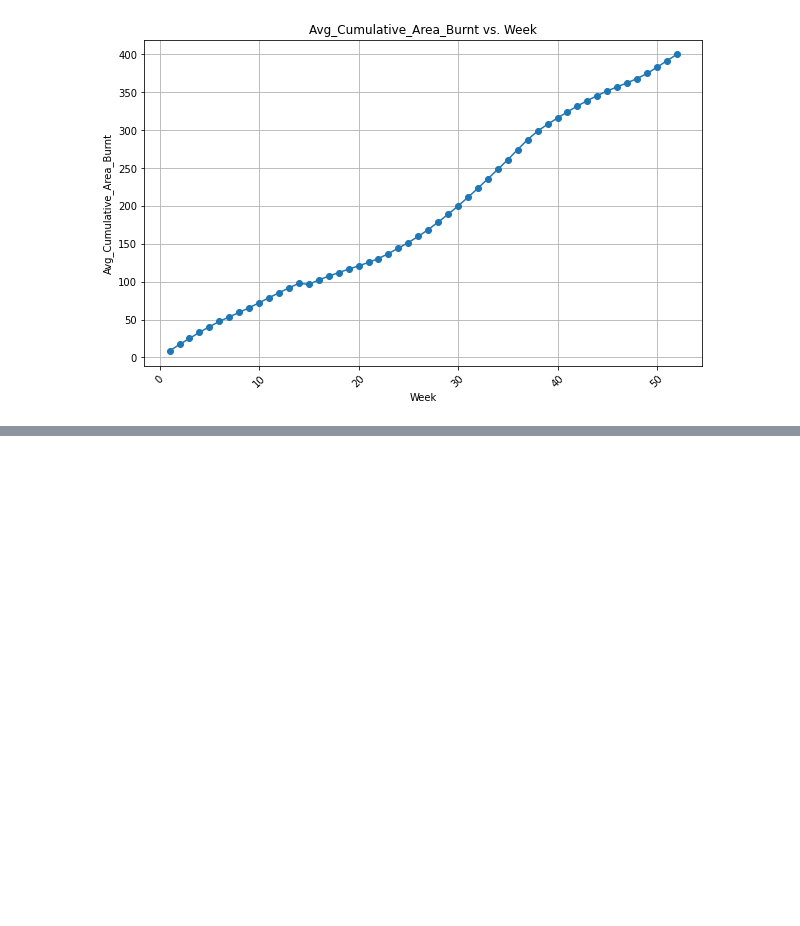
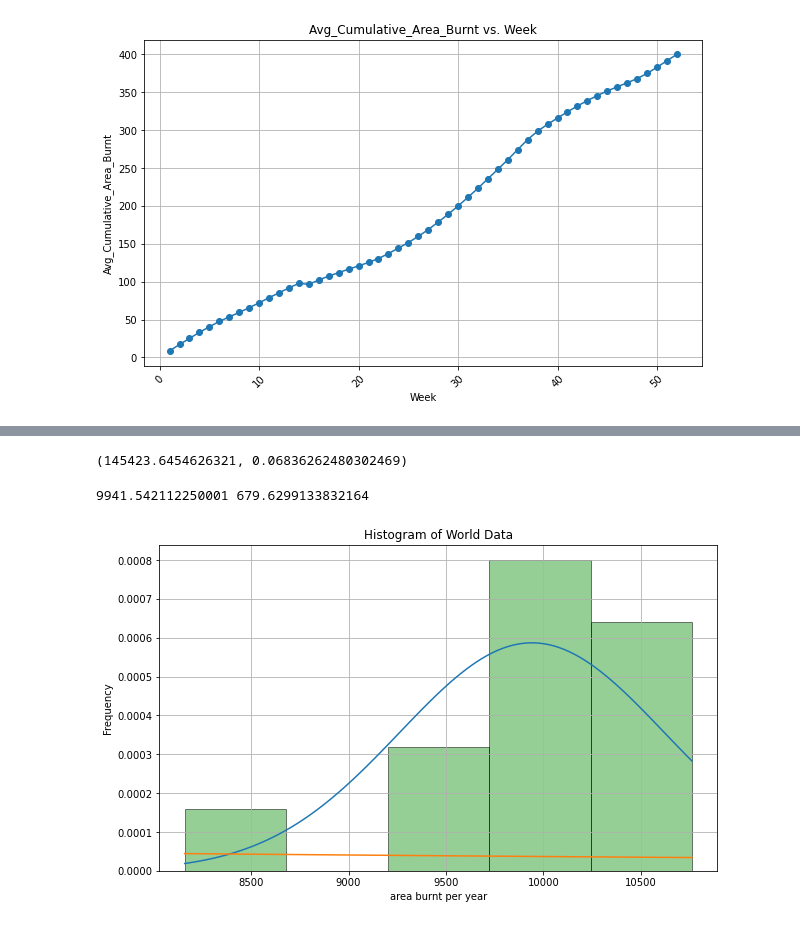
Before and after one commit to INFO6150-DataScience/wildfire-analytics-modelling, a Jupyter notebook: Wildfire_Analytics_Modeling.ipynb, the cells around one changed output, grey strips where cells are left out. Saved outputs shown, nothing was run; the diff lists cells and outputs as text; code cells hidden in the pictures; blank space fills up the shorter version.

```diff
--- a/Wildfire_Analytics_Modeling.ipynb
+++ b/Wildfire_Analytics_Modeling.ipynb
@@ -238,0 +298,5 @@ plt.show()
+# %%
+Wildfire_Cumulative_Area_Burnt_Per_Year_Values=[]
+l=[]
+for i in range(1,13):
+    l.append(filtered_df['Y'+str(2024-i)+var_value].sum())
@@ -238,0 +318,32 @@ plt.show()
+# %%
+l_mean = np.mean(l)
+l_std = np.std(l)
+Per_year_Avg_Weekly_Area_Burnt_alpha_mom = l_mean ** 2 / l_std
+Per_year_Avg_Weekly_Area_Burnt_beta_mom = l_std / l_mean
+Per_year_Avg_Weekly_Area_Burnt_alpha_mom, Per_year_Avg_Weekly_Area_Burnt_beta_mom
+# %% [output]
+(145423.6454626321, 0.06836262480302469)
+# %%
+data = l
+
+
+print(l_mean,l_std)
+# Plotting the histogram
+plt.figure(figsize=(10, 6))
+x = np.linspace(min(data), max(data), 100)
+
+y = norm.pdf(x, l_mean, l_std)
+y1=gamma.pdf(x, a=Per_year_Avg_Weekly_Area_Burnt_alpha_mom, scale=Per_year_Avg_Weekly_Area_Burnt_beta_mom)
+y2 = expon.pdf(x, scale=l_mean)
+plt.plot(x, y, label='Normal of area burnt per year Distribution')
+# plt.plot(x, y1, label='Gamma of area burnt per year Distribution')
+plt.plot(x, y2, label='Exponential Distribution')
+plt.hist(data, bins=5,edgecolor='black', density=True, alpha=0.5, label='Histogram')
+plt.title('Histogram of World Data')
+plt.xlabel('area burnt per year')
+plt.ylabel('Frequency')
+plt.grid(True)
+plt.show()
+# %% [output]
+9941.542112250001 679.6299133832164
+[figure, added]
```
Also changed, not shown: parts of 16 cells of this notebook.
